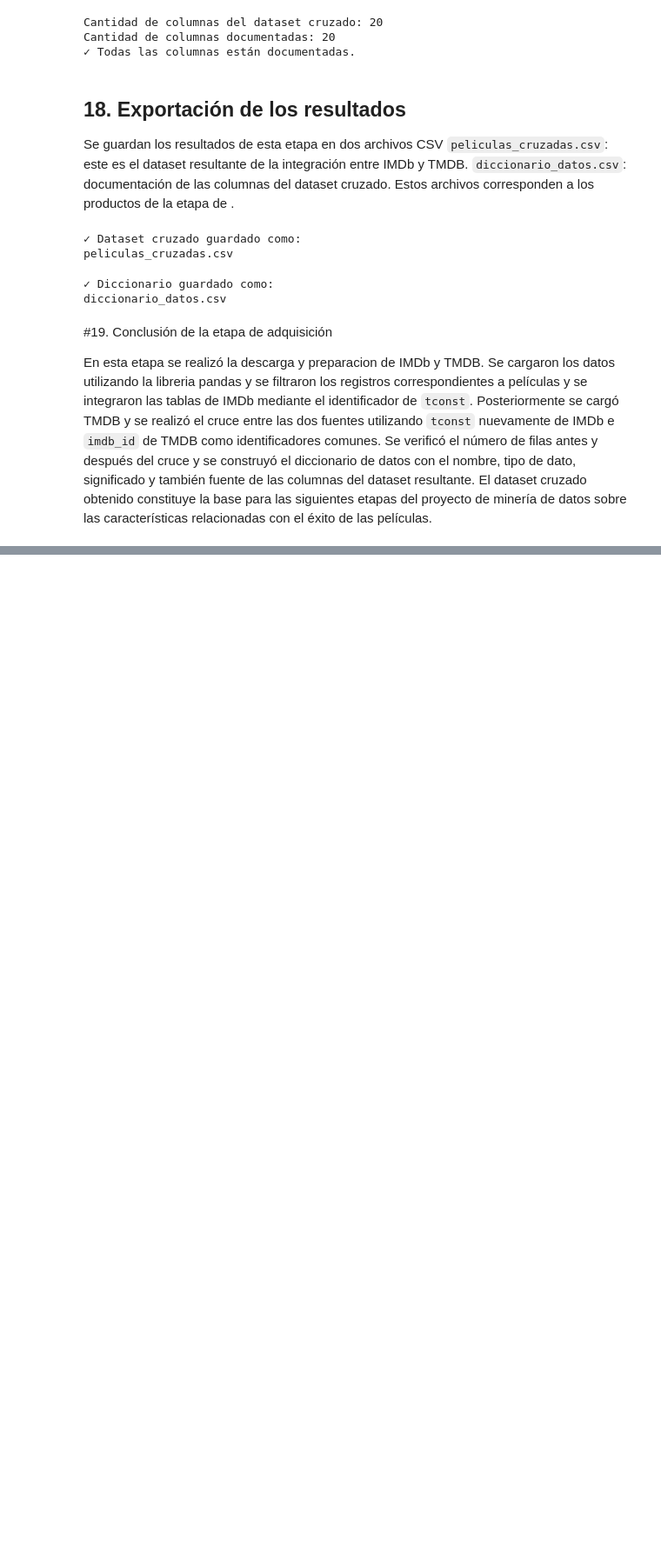
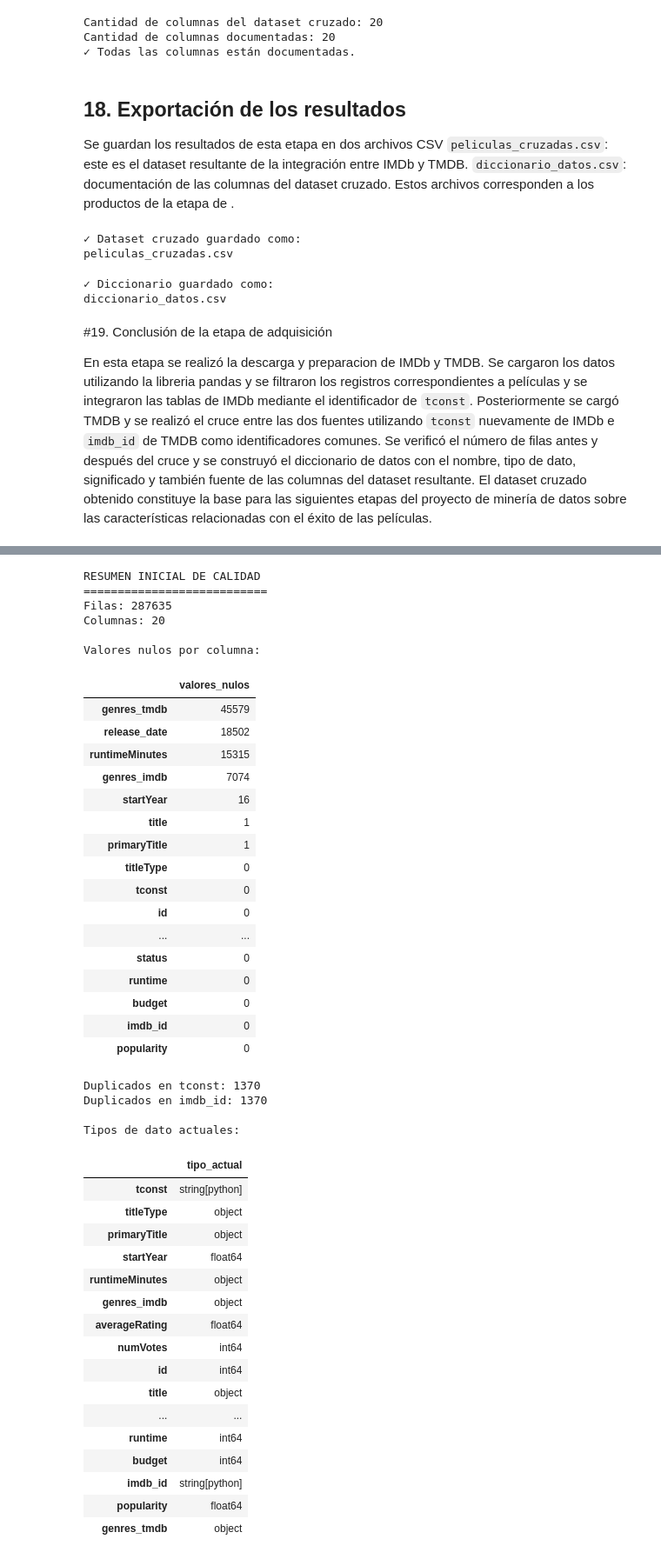
Before and after one commit to SantiCeballosM/mineria-datos-cine-exito, a Jupyter notebook: notebooks/Cine_Exito.ipynb, the cells around one changed output, grey strips where cells are left out. Shown at 87% size. Cells and saved outputs as stored; diff of their text form; code cells hidden in the pictures; blank space fills up the shorter version.

```diff
--- a/notebooks/Cine_Exito.ipynb
+++ b/notebooks/Cine_Exito.ipynb
@@ -728,0 +1014,72 @@ El dataset cruzado obtenido constituye la base para las siguientes etapas del pr
+# %%
+# ============================================================
+# 21. AUTODIAGNÓSTICO DE CALIDAD
+# ============================================================
+
+print("RESUMEN INICIAL DE CALIDAD")
+print("===========================")
+
+print("Filas:", len(peliculas_cruzadas_calidad))
+print("Columnas:", peliculas_cruzadas_calidad.shape[1])
+
+print("\nValores nulos por columna:")
+display(
+    peliculas_cruzadas_calidad.isna()
+    .sum()
+    .sort_values(ascending=False)
+    .to_frame("valores_nulos")
+)
+
+print("Duplicados en tconst:",
+      peliculas_cruzadas_calidad["tconst"].duplicated().sum())
+
+print("Duplicados en imdb_id:",
+      peliculas_cruzadas_calidad["imdb_id"].duplicated().sum())
+
+print("\nTipos de dato actuales:")
+display(peliculas_cruzadas_calidad.dtypes.to_frame("tipo_actual"))
+# %% [output]
+RESUMEN INICIAL DE CALIDAD
+===========================
+Filas: 287635
+Columnas: 20
+
+Valores nulos por columna:
+|  | valores_nulos |
+| genres_tmdb | 45579 |
+| release_date | 18502 |
+| runtimeMinutes | 15315 |
+| genres_imdb | 7074 |
+| startYear | 16 |
+| title | 1 |
+| primaryTitle | 1 |
+| titleType | 0 |
+| tconst | 0 |
+| id | 0 |
+| ... | ... |
+| status | 0 |
+| runtime | 0 |
+| budget | 0 |
+| imdb_id | 0 |
+| popularity | 0 |
+Duplicados en tconst: 1370
+Duplicados en imdb_id: 1370
+
+Tipos de dato actuales:
+|  | tipo_actual |
+| tconst | string[python] |
+| titleType | object |
+| primaryTitle | object |
+| startYear | float64 |
+| runtimeMinutes | object |
+| genres_imdb | object |
+| averageRating | float64 |
+| numVotes | int64 |
+| id | int64 |
+| title | object |
+| ... | ... |
+| runtime | int64 |
+| budget | int64 |
+| imdb_id | string[python] |
+| popularity | float64 |
+| genres_tmdb | object |
```
Also changed, not shown: parts of 32 cells of this notebook.
